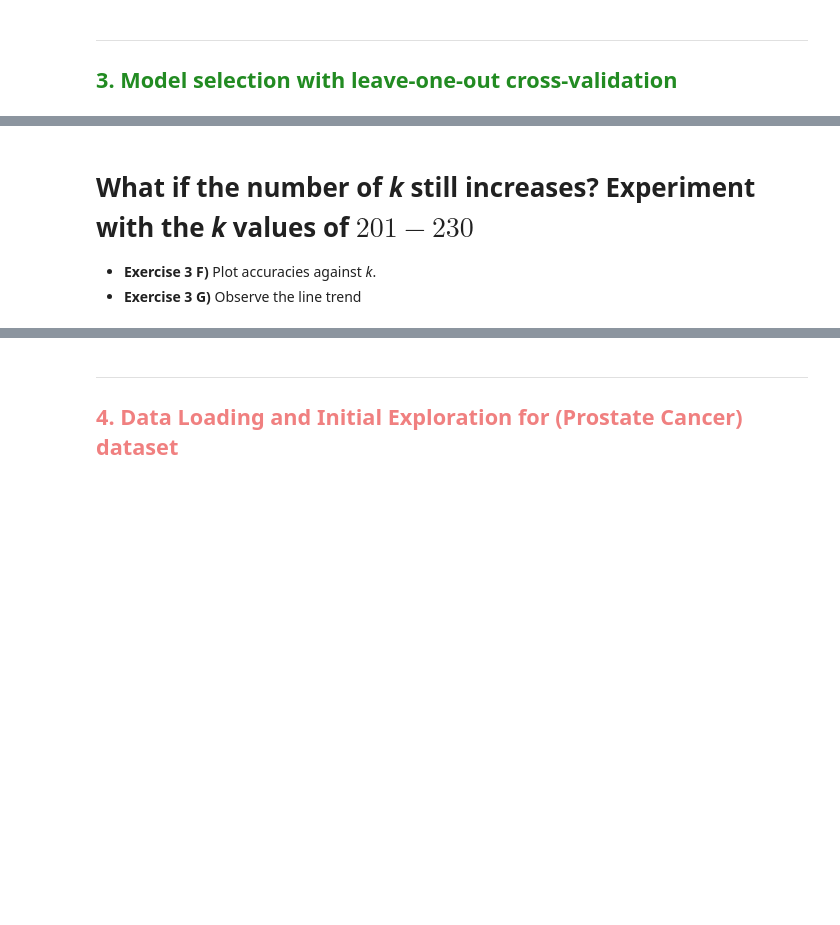
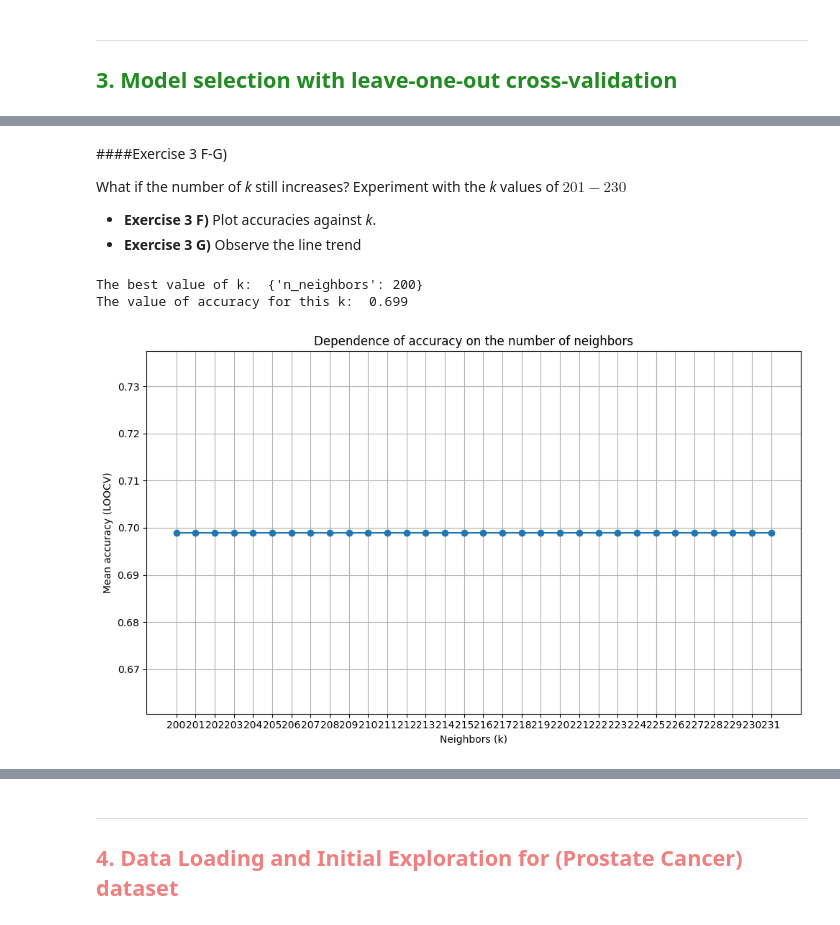
Before and after one commit to Sergei-N-Fedorov/Data_Analysis, a Jupyter notebook: Sergei_Fedorov_DAKD_2025_exercise_2.ipynb, the cells around one changed output, grey strips where cells are left out. Drawn from its saved outputs; the diff is of its cells as text; code cells hidden in the pictures; blank space fills up the shorter version.

```diff
--- a/Sergei_Fedorov_DAKD_2025_exercise_2.ipynb
+++ b/Sergei_Fedorov_DAKD_2025_exercise_2.ipynb
@@ -501,10 +635,35 @@ Find the optimal k value from a set of $k=1...30$ using leave-one-out cross-vali
 # %% [markdown]
-# What if the number of <i>k</i> still increases? Experiment with the <i>k</i> values of $201-230$
+####Exercise 3 F-G)
+
+ What if the number of <i>k</i> still increases? Experiment with the <i>k</i> values of $201-230$
 
 - **Exercise 3 F)** Plot accuracies against <i>k</i>.
 - **Exercise 3 G)** Observe the line trend
 # %%
 # If the number of k still increases?
-# ----- Let's try really large k values (200-251) and see what happens to the final accuracy
+# ----- Let's try really large k values (200-231) and see what happens to the final accuracy
 
-### Yor Code Goes Here
+param_choice200 = {'n_neighbors': range(200, 232)}
+grid200 = GridSearchCV(estimator = KNeighborsClassifier(),
+                    param_grid = param_choice200,
+                    cv = LeaveOneOut(),
+                    scoring = 'accuracy')
+grid200.fit(scaled_features, labels)
+grid200_results = pd.DataFrame(grid200.cv_results_)
+print("The best value of k: ", grid200.best_params_)
+print("The value of accuracy for this k: ", grid200.best_score_)
+# %% [output]
+The best value of k:  {'n_neighbors': 200}
+The value of accuracy for this k:  0.699
+# %%
+### Ploting mean accuracies against values of k
+plt.figure(figsize=(10, 6))
+plt.plot(grid200_results['param_n_neighbors'], grid200_results['mean_test_score'], marker='o', linestyle='-')
+plt.title('Dependence of accuracy on the number of neighbors')
+plt.xlabel('Neighbors (k)')
+plt.ylabel('Mean accuracy (LOOCV)')
+plt.xticks(grid200_results['param_n_neighbors'])
+plt.grid(True)
+plt.tight_layout()
+# %% [output]
+[figure, added]
```
Also changed, not shown: parts of 41 cells of this notebook.
